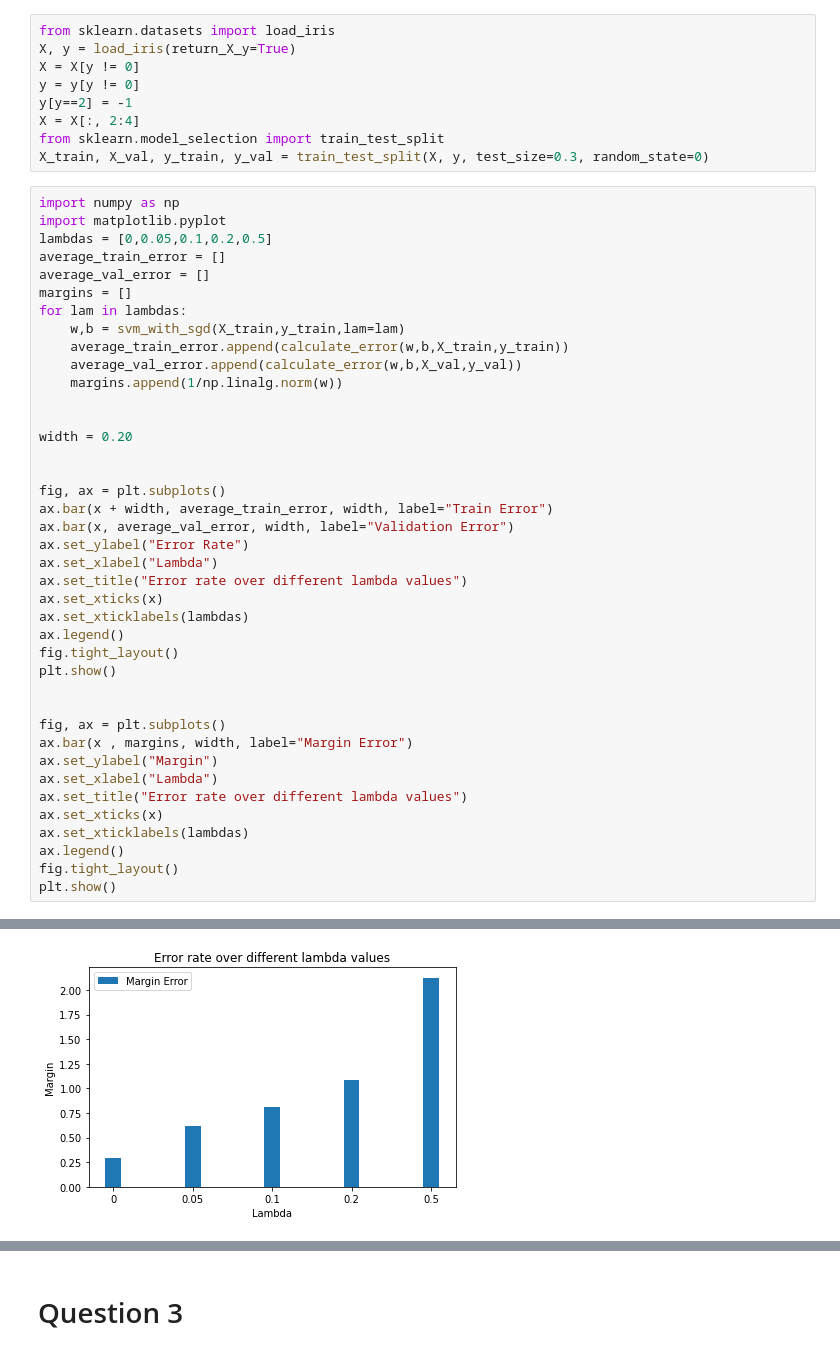
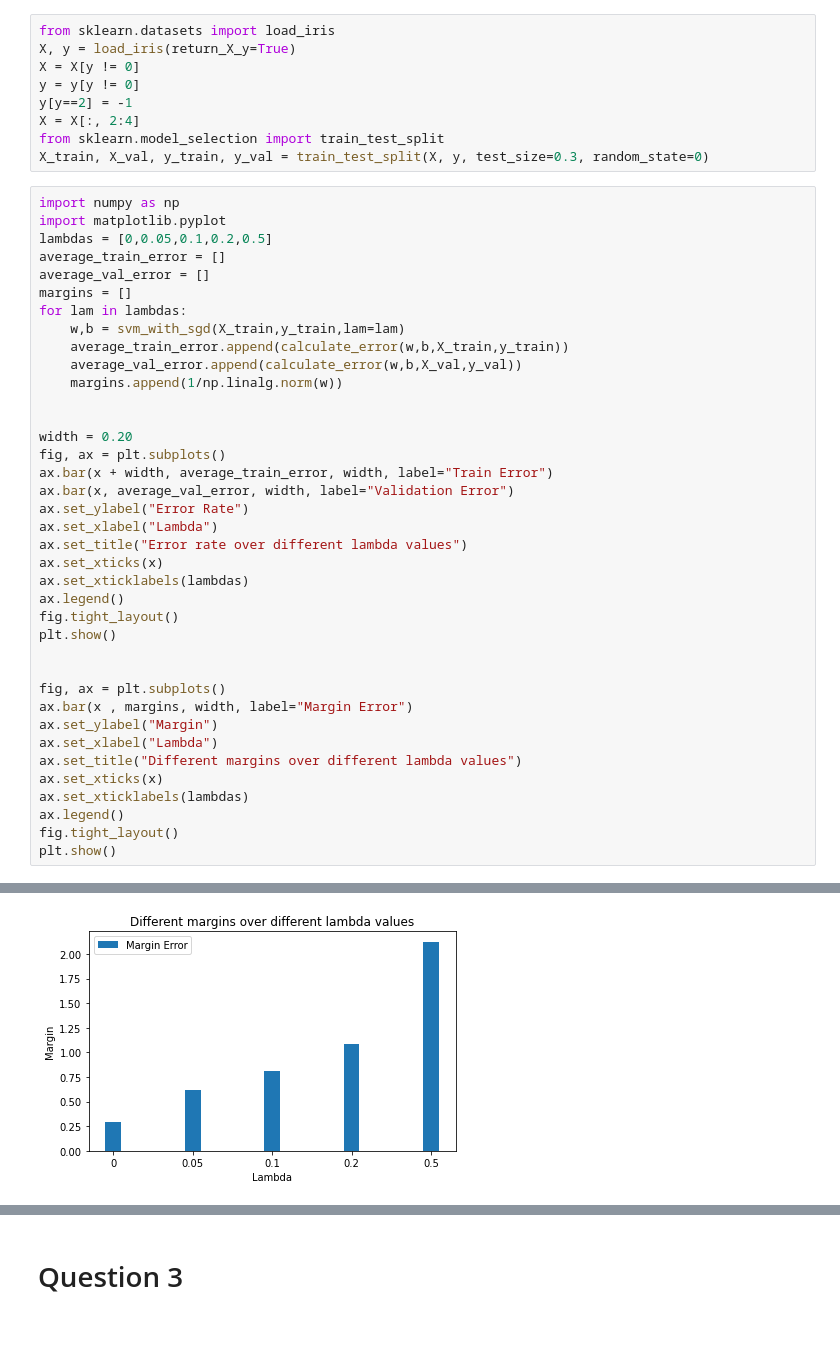
Before and after one commit to OfekGlick/Homework, a Jupyter notebook: ML/ML_EX_3.ipynb, the cells around one changed output, grey strips where cells are left out. Cells and saved outputs as stored; diff of their text form.

```diff
--- a/ML/ML_EX_3.ipynb
+++ b/ML/ML_EX_3.ipynb
@@ -149,34 +149,32 @@ for lam in lambdas:
     average_train_error.append(calculate_error(w,b,X_train,y_train))
     average_val_error.append(calculate_error(w,b,X_val,y_val))
     margins.append(1/np.linalg.norm(w))
 
 
 width = 0.20
-
-
 fig, ax = plt.subplots()
 ax.bar(x + width, average_train_error, width, label="Train Error")
 ax.bar(x, average_val_error, width, label="Validation Error")
 ax.set_ylabel("Error Rate")
 ax.set_xlabel("Lambda")
 ax.set_title("Error rate over different lambda values")
 ax.set_xticks(x)
 ax.set_xticklabels(lambdas)
 ax.legend()
 fig.tight_layout()
 plt.show()
 
 
 fig, ax = plt.subplots()
 ax.bar(x , margins, width, label="Margin Error")
 ax.set_ylabel("Margin")
 ax.set_xlabel("Lambda")
-ax.set_title("Error rate over different lambda values")
+ax.set_title("Different margins over different lambda values")
 ax.set_xticks(x)
 ax.set_xticklabels(lambdas)
 ax.legend()
 fig.tight_layout()
 plt.show()
 # %% [output]
 [figure]
-[figure, old version]
+[figure, new version]
```
Also changed, not shown: parts of 6 cells of this notebook, 4 other files.
